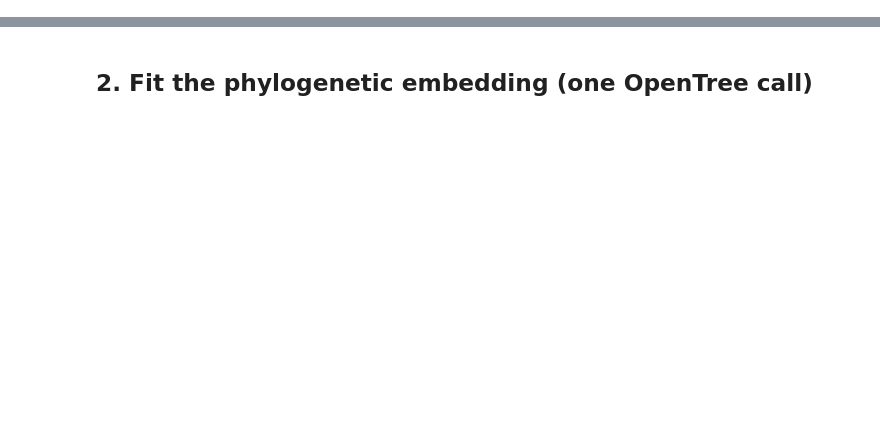
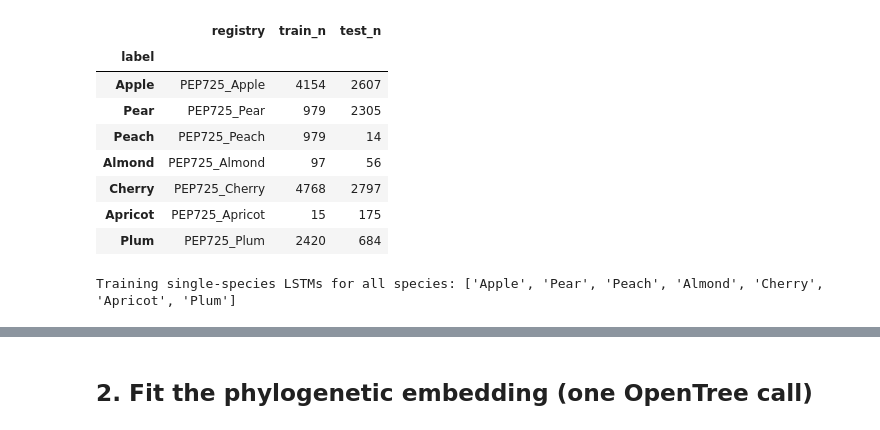
Before and after one commit to ronvree/pysephone, a Jupyter notebook: notebooks/species_lstm_comparison.ipynb, the cells around one changed output, grey strips where cells are left out. Cells and saved outputs as stored; diff of their text form; code cells hidden in the pictures; blank space fills up the shorter version.

```diff
--- a/notebooks/species_lstm_comparison.ipynb
+++ b/notebooks/species_lstm_comparison.ipynb
@@ -116,35 +103,20 @@ sample regardless of source (each sample has exactly one of
 # %%
-_KNOWN_TARGET_KEYS = ('BBCH_60', 'gmu_0', 'gmu_1', 'gmu_2')
-
 def target_fn(sample):
-    obs = sample['observations']
-    for k in _KNOWN_TARGET_KEYS:
-        if k in obs:
-            return obs[k]
-    raise KeyError(f'no known target key in sample: {list(obs.keys())}')
+    return sample['observations']['BBCH_60']
 
 
-def patch_species_names(obs: Observations, scientific_name: str) -> None:
-    """Fill in species_name for every (src, species_id) that doesn't have
-    one already. Safe to call on sources that ship names — existing entries
-    are left untouched."""
-    for ix in obs.iter_index():
-        key = (ix[0], int(ix[3]))
-        if key not in obs._species_names:
-            obs._species_names[key] = scientific_name
+cal = Calendar()
 
-
-cal   = Calendar()
-feats = OpenMeteoFeatures(calendar=cal, data_keys=DATA_KEYS)
+from pysephone.dataset.util.feature_cache import FeatureCache
 
 per_species_trn: dict[str, Dataset] = {}
 per_species_tst: dict[str, Dataset] = {}
 
 for label, cfg in DATASETS_CONFIG.items():
-    ds = Dataset.load(cfg['key'], calendar=cal, feature_providers=[feats])
-    patch_species_names(ds._obs, cfg['name'])
-    ds.download_features(verbose=True)
+    cache = FeatureCache.load(FeatureCache.default_path(cfg['key'], DATA_KEYS))
+    ds    = Dataset.load(cfg['key'], calendar=cal, feature_providers=[cache])
     ys_trn = [y for y in ds.years if y <  CUTOFF]
     ys_tst = [y for y in ds.years if y >= CUTOFF]
     per_species_trn[label] = ds.select_years(ys_trn)
     per_species_tst[label] = ds.select_years(ys_tst)
+    print(f'{label}: train={len(per_species_trn[label])}  test={len(per_species_tst[label])}')
@@ -151,21 +131,28 @@ for label, cfg in DATASETS_CONFIG.items():
 # %%
-# Sample-count summary — drives the single-species LSTM go/no-go decision
+# Sample-count summary
 rows = []
 for label in DATASETS_CONFIG:
     rows.append({
-        'label': label,
-        'registry':      DATASETS_CONFIG[label]['key'],
-        'train_n':       len(per_species_trn[label]),
-        'test_n':        len(per_species_tst[label]),
-        'single_LSTM?':  'yes' if len(per_species_trn[label]) >= MIN_SAMPLES_FOR_SINGLE else 'SKIP (too few)',
+        'label':    label,
+        'registry': DATASETS_CONFIG[label]['key'],
+        'train_n':  len(per_species_trn[label]),
+        'test_n':   len(per_species_tst[label]),
     })
 display(pd.DataFrame(rows).set_index('label'))
 
-SPECIES_FOR_SINGLE = [l for l, c in DATASETS_CONFIG.items()
-                      if len(per_species_trn[l]) >= MIN_SAMPLES_FOR_SINGLE]
-print(f'\nWill train single-species LSTMs for: {SPECIES_FOR_SINGLE}')
-print(f'Too small for a single-species LSTM:   '
-      f'{[l for l in DATASETS_CONFIG if l not in SPECIES_FOR_SINGLE]}')
+SPECIES_FOR_SINGLE = list(DATASETS_CONFIG.keys())
+print(f'Training single-species LSTMs for all species: {SPECIES_FOR_SINGLE}')
+# %% [output]
+|  | registry | train_n | test_n |
+| label |  |  |  |
+| Apple | PEP725_Apple | 4154 | 2607 |
+| Pear | PEP725_Pear | 979 | 2305 |
+| Peach | PEP725_Peach | 979 | 14 |
+| Almond | PEP725_Almond | 97 | 56 |
+| Cherry | PEP725_Cherry | 4768 | 2797 |
+| Apricot | PEP725_Apricot | 15 | 175 |
+| Plum | PEP725_Plum | 2420 | 684 |
+Training single-species LSTMs for all species: ['Apple', 'Pear', 'Peach', 'Almond', 'Cherry', 'Apricot', 'Plum']
 # %%
 # Pooled training set: union of every per-species training split
 pooled_obs_trn = reduce(
```
Also changed, not shown: parts of 14 cells of this notebook, 27 other files.
